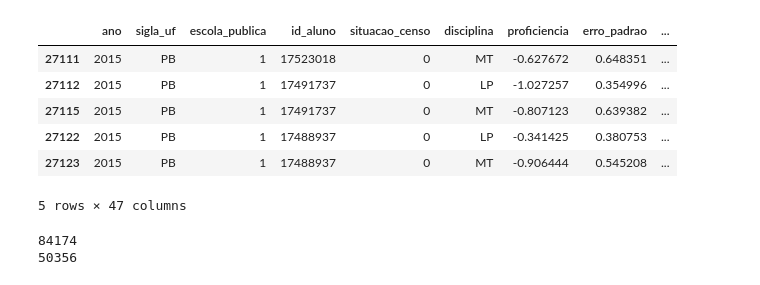
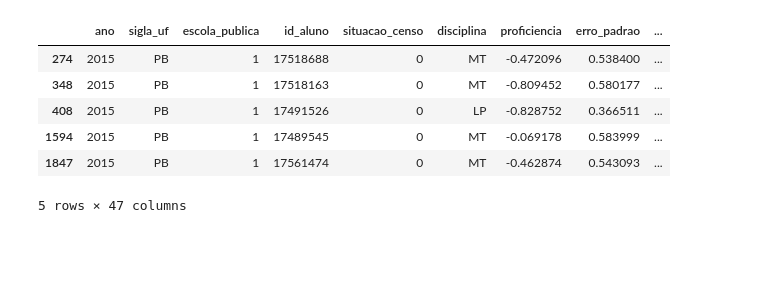
Before and after one commit to JamboTechUFPB/SAEB_Classificador, a Jupyter notebook: treatment_analysis/feature_engineering.ipynb, the cells around one changed output. Cells and saved outputs as stored; diff of their text form; code cells hidden in the pictures; blank space fills up the shorter version.

```diff
--- a/treatment_analysis/feature_engineering.ipynb
+++ b/treatment_analysis/feature_engineering.ipynb
@@ -1,32 +1,23 @@
 # %%
 import pandas as pd
+import numpy as np
+import seaborn as sns
 import os
 cwd = os.getcwd()
 
 ROOT = os.path.join(cwd, '../')
 DATA_FOLDER = os.path.join(ROOT, 'data/')
 
 df = pd.read_pickle(os.path.join(DATA_FOLDER, 'saeb_treated.pkl'))
-
-df = df.dropna()
 df.head()
 # %% [output]
 |  | ano | sigla_uf | escola_publica | id_aluno | situacao_censo | disciplina | proficiencia | erro_padrao | ... |
-| 27111 | 2015 | PB | 1 | 17523018 | 0 | MT | -0.627672 | 0.648351 | ... |
-| 27112 | 2015 | PB | 1 | 17491737 | 0 | LP | -1.027257 | 0.354996 | ... |
-| 27115 | 2015 | PB | 1 | 17491737 | 0 | MT | -0.807123 | 0.639382 | ... |
-| 27122 | 2015 | PB | 1 | 17488937 | 0 | LP | -0.341425 | 0.380753 | ... |
-| 27123 | 2015 | PB | 1 | 17488937 | 0 | MT | -0.906444 | 0.545208 | ... |
+| 274 | 2015 | PB | 1 | 17518688 | 0 | MT | -0.472096 | 0.538400 | ... |
+| 348 | 2015 | PB | 1 | 17518163 | 0 | MT | -0.809452 | 0.580177 | ... |
+| 408 | 2015 | PB | 1 | 17491526 | 0 | LP | -0.828752 | 0.366511 | ... |
+| 1594 | 2015 | PB | 1 | 17489545 | 0 | MT | -0.069178 | 0.583999 | ... |
+| 1847 | 2015 | PB | 1 | 17561474 | 0 | MT | -0.462874 | 0.543093 | ... |
 5 rows × 47 columns
-# %%
-print(len(df))
-
-print(len(df.dropna()))
-
-df = df.dropna()
-# %% [output]
-84174
-50356
 # %%
 # valores unicos para cada variável, menos as de exclude
 exclude = ['ano', 'sigla_uf', 'id_aluno', 'situacao_censo', 'disciplina', 'proficiencia', 'erro_padrao', 'proficiencia_saeb',
```
Also changed, not shown: parts of 15 cells of this notebook, 3 other files.
